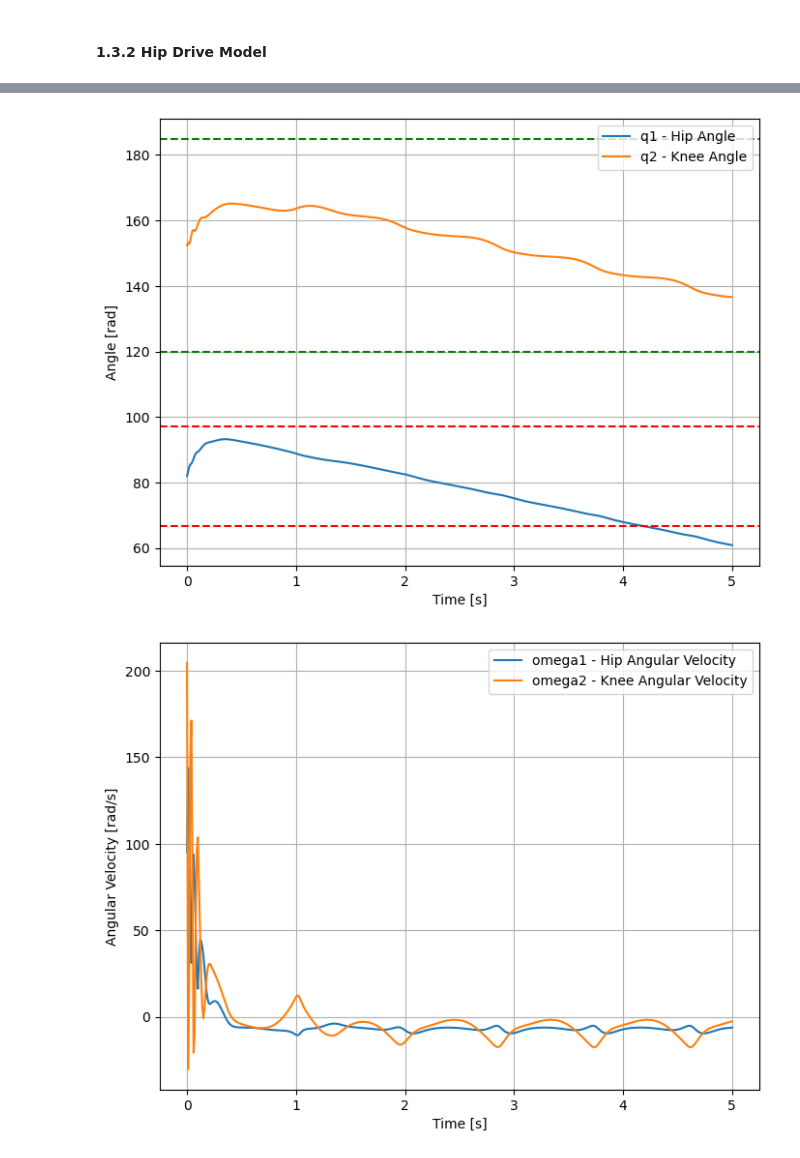
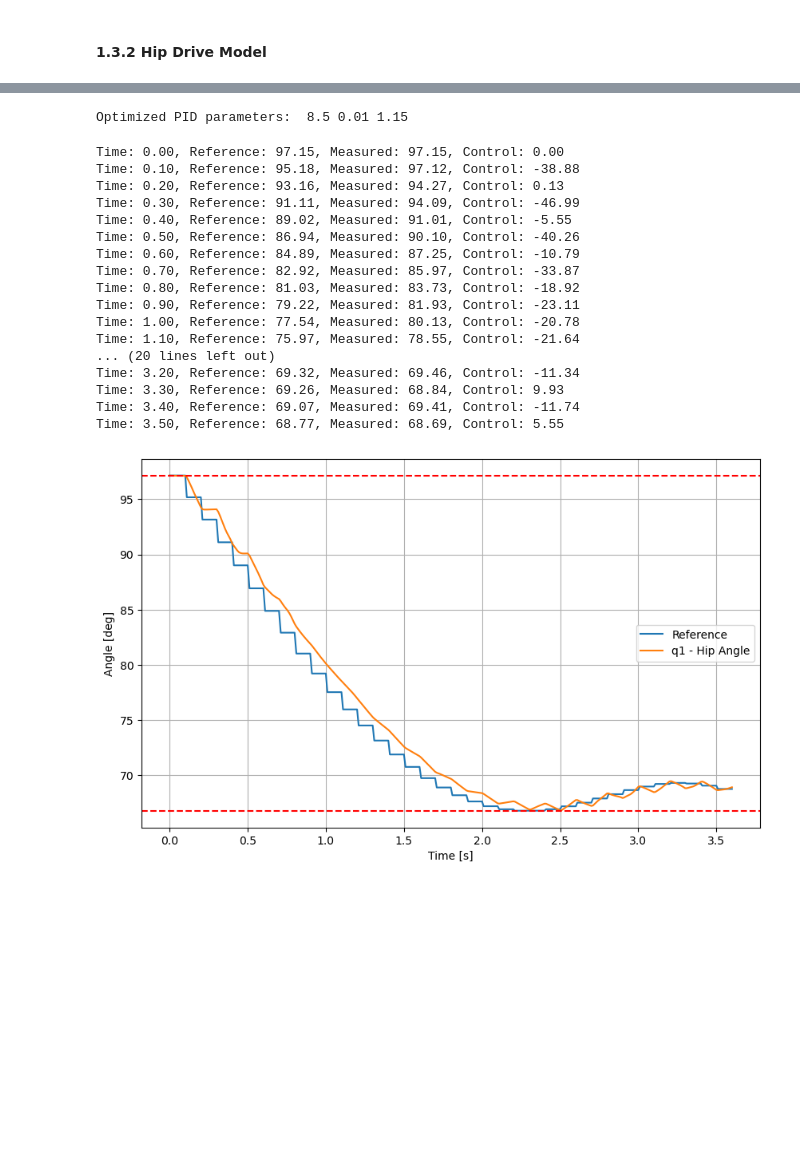
Before and after one commit to whichspaceiam/Computational_Bionics, a Jupyter notebook: Exercise_2/Exercise-2.ipynb, the cells around one changed output, grey strips where cells are left out. Drawn from its saved outputs; the diff is of its cells as text; code cells hidden in the pictures; blank space fills up the shorter version.

```diff
--- a/Exercise_2/Exercise-2.ipynb
+++ b/Exercise_2/Exercise-2.ipynb
@@ -347,9 +338,9 @@ def leg_model(t, y, M):
 def motor_model(t, y, u_control, omega_m):
     M = y
     U = U_M * u_control
-    w = i_G * omega_m
+    n = i_G * omega_m * 30 / np.pi
     I = M / (k_M * i_G * eta_G)
-    dI = (U - R_M * I - w / k_n) / L_M
+    dI = (U - R_M * I - n / k_n) / L_M
     dM = eta_G * i_G * k_M * dI
     return [dM]
 # %%
@@ -390,12 +380,14 @@ def simulation(params):
     current_state = initial_state
 
     for t in t_control:
-        ref = ref_q1(t)
+        ref = q1_swing_array[int(t / dt_control)]
         measured = current_state[2]
 
-        print(f"Time: {t:.2f}, Reference: {ref:.2f}, Measured: {measured:.2f}")
+        u_control = controller.compute_control(ref, measured)
+        if u_control > 60: u_control = 60
+        if u_control < -60: u_control = -60
 
-        u_control = controller.compute_control(ref, measured)
+        print(f"Time: {t:.2f}, Reference: {ref:.2f}, Measured: {measured:.2f}, Control: {u_control:.2f}")
 
         # Define the time span for the current controller interval
         t_span = [t, min(t + controller.T, t_end)]
@@ -449,34 +425,66 @@ KeyboardInterrupt:
+# %%
+# Initial values for the PID parameters Kp, Ki, Kd
+Kp = 8.5
+Ki = .01
+Kd = 1.15
+
+initial_params = [Kp, Ki, Kd]
+
+# bounds for the PID parameters
+bounds = [(0, 500), (0, 500), (0, 500)]
+
+total_error = 0
+total_u_control = 0
+
+# Run the optimization
+#result = minimize(cost_function, initial_params, bounds=bounds, method='L-BFGS-B')
+
+#Optimized PID parameters:  2.495113452858258 16.290133885300854 0.296132030348925
+
+# Optimized PID parameters
+#Kp, Ki, Kd = result.x
+print("Optimized PID parameters: ", Kp, Ki, Kd)
+# %% [output]
+Optimized PID parameters:  8.5 0.01 1.15
 # %%
+t_sol, y_sol, ref_sol = simulation([Kp, Ki, Kd])
 q1_sol = np.array(y_sol)[:, 2]
 q2_sol = np.array(y_sol)[:, 3]
 omega1_sol = np.array(y_sol)[:, 0]
 omega2_sol = np.array(y_sol)[:, 1]
+# %% [output]
+Time: 0.00, Reference: 97.15, Measured: 97.15, Control: 0.00
+Time: 0.10, Reference: 95.18, Measured: 97.12, Control: -38.88
+Time: 0.20, Reference: 93.16, Measured: 94.27, Control: 0.13
+Time: 0.30, Reference: 91.11, Measured: 94.09, Control: -46.99
+Time: 0.40, Reference: 89.02, Measured: 91.01, Control: -5.55
+Time: 0.50, Reference: 86.94, Measured: 90.10, Control: -40.26
+Time: 0.60, Reference: 84.89, Measured: 87.25, Control: -10.79
+Time: 0.70, Reference: 82.92, Measured: 85.97, Control: -33.87
+Time: 0.80, Reference: 81.03, Measured: 83.73, Control: -18.92
+Time: 0.90, Reference: 79.22, Measured: 81.93, Control: -23.11
+Time: 1.00, Reference: 77.54, Measured: 80.13, Control: -20.78
+Time: 1.10, Reference: 75.97, Measured: 78.55, Control: -21.64
+... (20 lines left out)
+Time: 3.20, Reference: 69.32, Measured: 69.46, Control: -11.34
+Time: 3.30, Reference: 69.26, Measured: 68.84, Control: 9.93
+Time: 3.40, Reference: 69.07, Measured: 69.41, Control: -11.74
+Time: 3.50, Reference: 68.77, Measured: 68.69, Control: 5.55
 # %%
 # Plot the results - angles
-plt.figure(figsize=(8, 6))
+plt.figure(figsize=(10, 6))
+plt.plot(t_sol, ref_sol, label='Reference')
 plt.plot(t_sol, q1_sol, label='q1 - Hip Angle')
-plt.plot(t_sol, q2_sol, label='q2 - Knee Angle')
+#plt.plot(t_sol, q2_sol, label='q2 - Knee Angle')
 # plot minimum and maximum angles
 plt.axhline(y=q1_min, color='r', linestyle='--')
 plt.axhline(y=q1_max, color='r', linestyle='--')
-plt.axhline(y=q2_min, color='g', linestyle='--')
-plt.axhline(y=q2_max, color='g', linestyle='--')
+# plt.axhline(y=q2_min, color='g', linestyle='--')
+# plt.axhline(y=q2_max, color='g', linestyle='--')
 plt.xlabel('Time [s]')
-plt.ylabel('Angle [rad]')
+plt.ylabel('Angle [deg]')
 plt.legend()
 plt.grid()
 plt.show()
 # %% [output]
-[figure, old version]
+[figure, new version]
-# %%
-# plot the results - angular velocities
-plt.figure(figsize=(8, 6))
-plt.plot(t_sol, omega1_sol, label='omega1 - Hip Angular Velocity')
-plt.plot(t_sol, omega2_sol, label='omega2 - Knee Angular Velocity')
-plt.xlabel('Time [s]')
-plt.ylabel('Angular Velocity [rad/s]')
-plt.legend()
-plt.grid()
-plt.show()
-# %% [output]
-[figure, removed]
```
Also changed, not shown: parts of 9 cells of this notebook, 1 other file.
